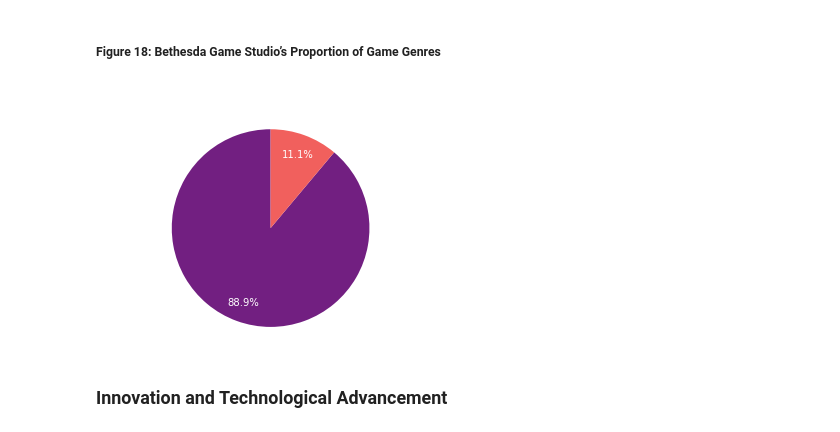
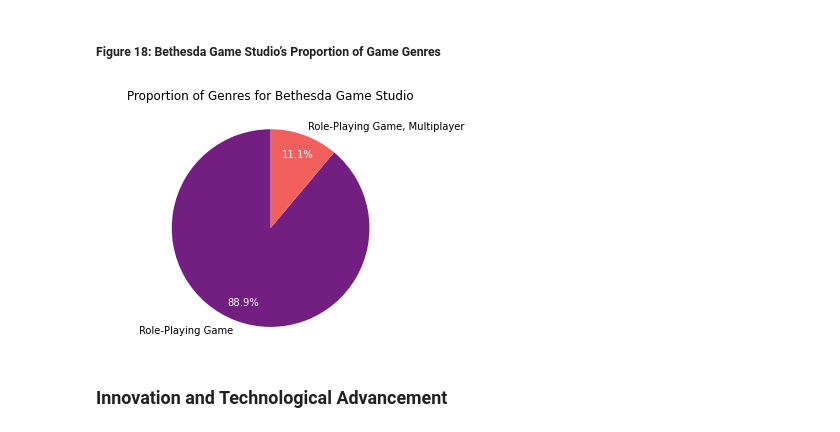
Before and after one commit to Arizona3000/FinalThesis, a Jupyter notebook: Thesis.ipynb, the cells around one changed output. Cells and saved outputs as stored; diff of their text form; code cells hidden in the pictures.

```diff
--- a/Thesis.ipynb
+++ b/Thesis.ipynb
@@ -361,18 +361,18 @@ plt.show()
 # %%
 genre_counts = bethesda_genre['Genre'].value_counts()
 
 colors = sns.color_palette("magma", len(genre_counts))
 fig, ax = plt.subplots()
 wedges, texts, autotexts = ax.pie(genre_counts, labels=genre_counts.index, autopct="%.1f%%", startangle=90, colors=colors, labeldistance=1.1, pctdistance=0.8)
 
-plt.setp(texts, color='white')
+#plt.setp(texts, color='white')
 plt.setp(autotexts, color='white')
 ax.axis('equal')
-plt.title("Proportion of Genres for Bethesda Game Studio", pad=20, color='white')
+plt.title("Proportion of Genres for Bethesda Game Studio", pad=20) # (... color='white') for white title
 
 plt.show()
 # %% [output]
-[figure, old version]
+[figure, new version]
 # %% [markdown]
 ### Innovation and Technological Advancement
 # %% [markdown]
```
Also changed, not shown: parts of 9 cells of this notebook.
